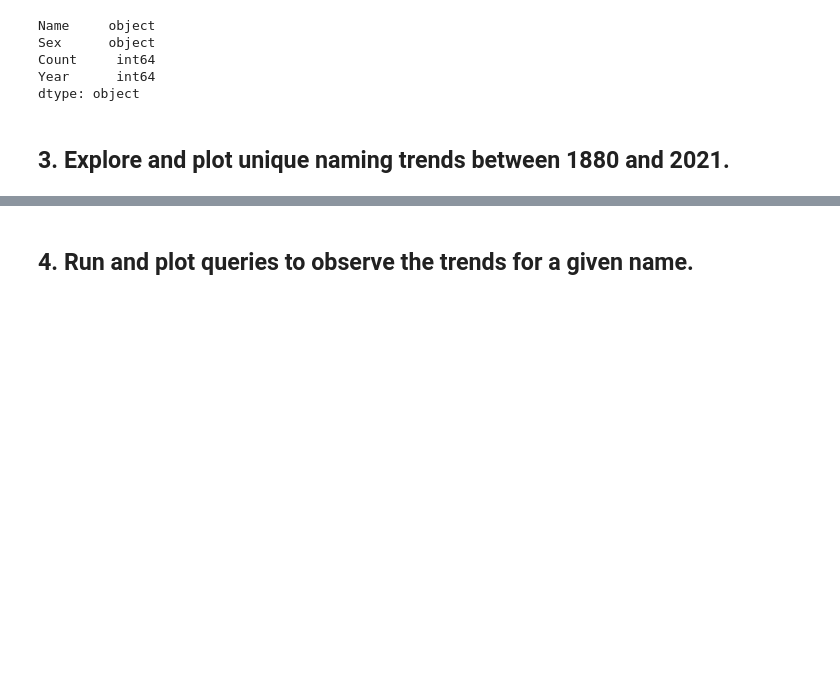
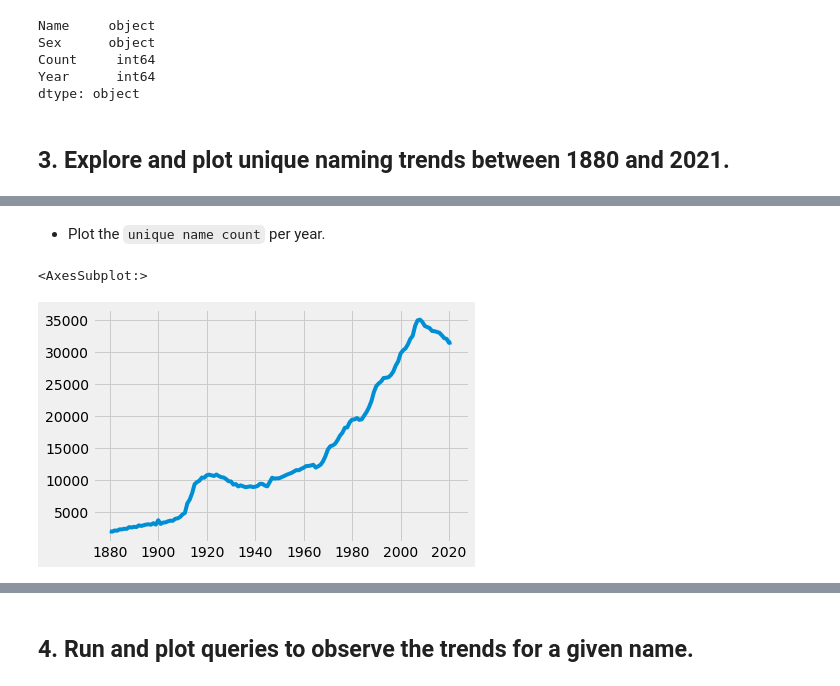
Before and after one commit to benkaan001/pandas_and_beyond, a Jupyter notebook: analyze_data/02_registered_names.ipynb, the cells around one changed output, grey strips where cells are left out. Cells and saved outputs as stored; diff of their text form; code cells hidden in the pictures; blank space fills up the shorter version.

Commit message:
explore unique name trends

```diff
--- a/analyze_data/02_registered_names.ipynb
+++ b/analyze_data/02_registered_names.ipynb
@@ -84,0 +117,9 @@ dtype: object
+# %% [markdown]
+- Plot the `unique name count` per year.
+# %%
+df['Year'].value_counts() \
+        .sort_index() \
+        .plot()
+# %% [output]
+<AxesSubplot:>
+[figure, added]
```
Also changed, not shown: parts of 4 cells of this notebook.
